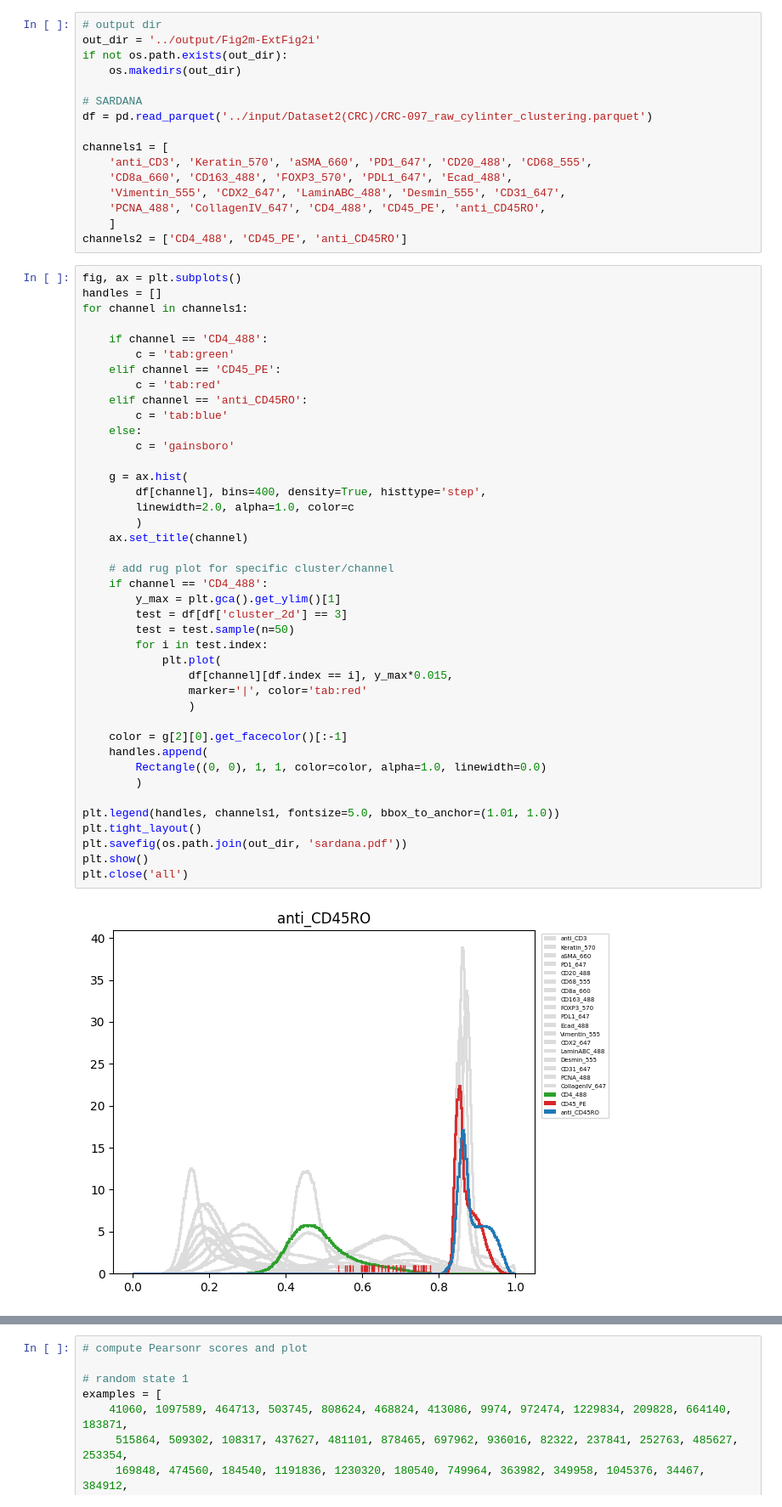
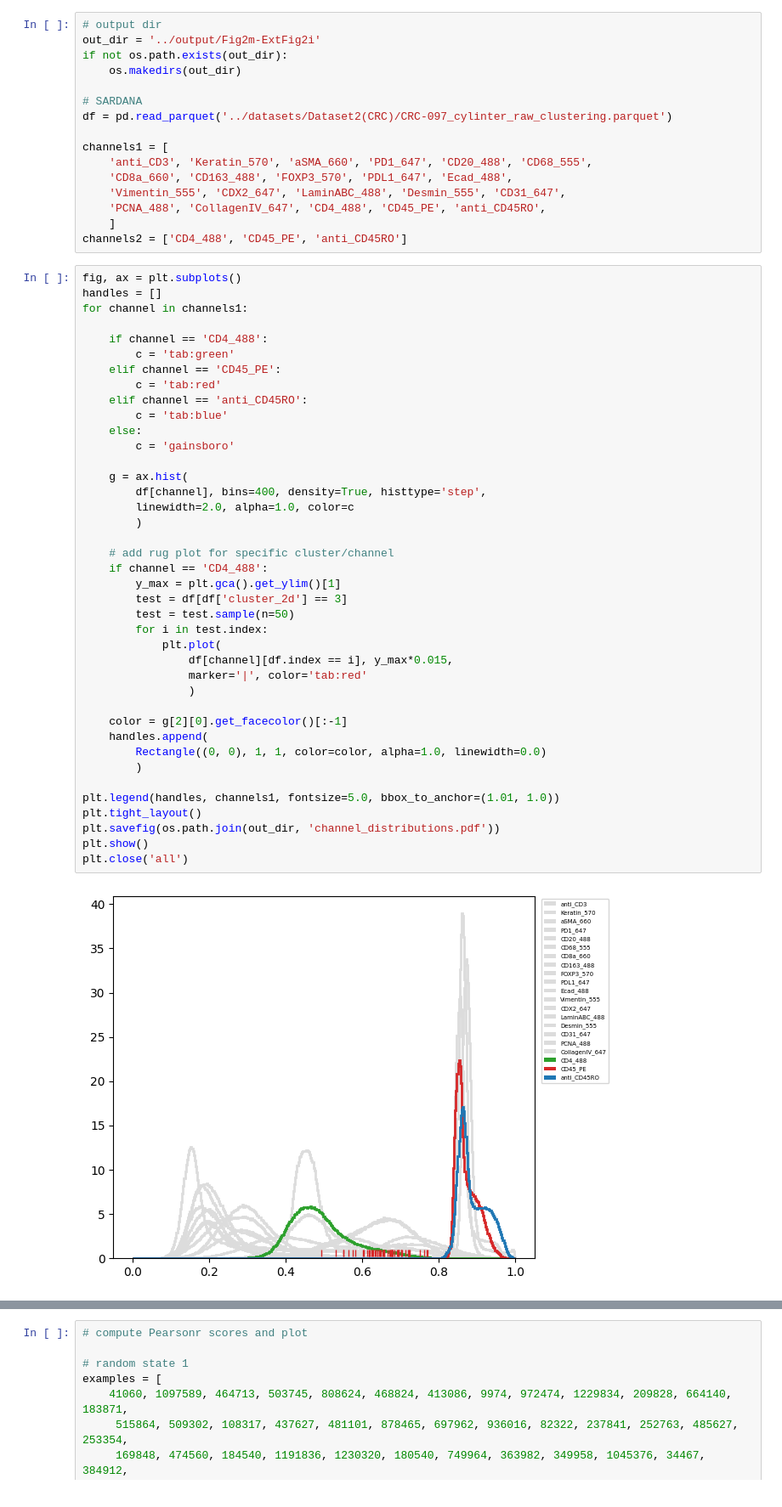
Before and after one commit to labsyspharm/cylinter-paper, a Jupyter notebook: src/Fig2m-ExtFig2i.ipynb, the cells around one changed output, grey strips where cells are left out. Shown at 85% size. Cells and saved outputs as stored; diff of their text form.

```diff
--- a/src/Fig2m-ExtFig2i.ipynb
+++ b/src/Fig2m-ExtFig2i.ipynb
@@ -14,7 +17,7 @@ if not os.path.exists(out_dir):
     os.makedirs(out_dir)
 
 # SARDANA
-df = pd.read_parquet('../input/Dataset2(CRC)/CRC-097_raw_cylinter_clustering.parquet')
+df = pd.read_parquet('../datasets/Dataset2(CRC)/CRC-097_cylinter_raw_clustering.parquet')
 
 channels1 = [
     'anti_CD3', 'Keratin_570', 'aSMA_660', 'PD1_647', 'CD20_488', 'CD68_555',
@@ -36,36 +39,35 @@ for channel in channels1:
         c = 'tab:blue'
     else:
         c = 'gainsboro'
 
     g = ax.hist(
         df[channel], bins=400, density=True, histtype='step',
         linewidth=2.0, alpha=1.0, color=c
         )
-    ax.set_title(channel)
 
     # add rug plot for specific cluster/channel
     if channel == 'CD4_488':
         y_max = plt.gca().get_ylim()[1]
         test = df[df['cluster_2d'] == 3]
         test = test.sample(n=50)
         for i in test.index:
             plt.plot(
                 df[channel][df.index == i], y_max*0.015,
                 marker='|', color='tab:red'
                 )
 
     color = g[2][0].get_facecolor()[:-1]
     handles.append(
         Rectangle((0, 0), 1, 1, color=color, alpha=1.0, linewidth=0.0)
         )
 
 plt.legend(handles, channels1, fontsize=5.0, bbox_to_anchor=(1.01, 1.0))
 plt.tight_layout()
-plt.savefig(os.path.join(out_dir, 'sardana.pdf'))
+plt.savefig(os.path.join(out_dir, 'channel_distributions.pdf'))
 plt.show()
 plt.close('all')
 # %% [output]
-[figure, old version]
+[figure, new version]
 # %%
 cluster = df[df['cluster_2d'] == 3]
 cluster.set_index('CellID', inplace=True)
```
Also changed, not shown: parts of 2 cells of this notebook, 42 other files.
